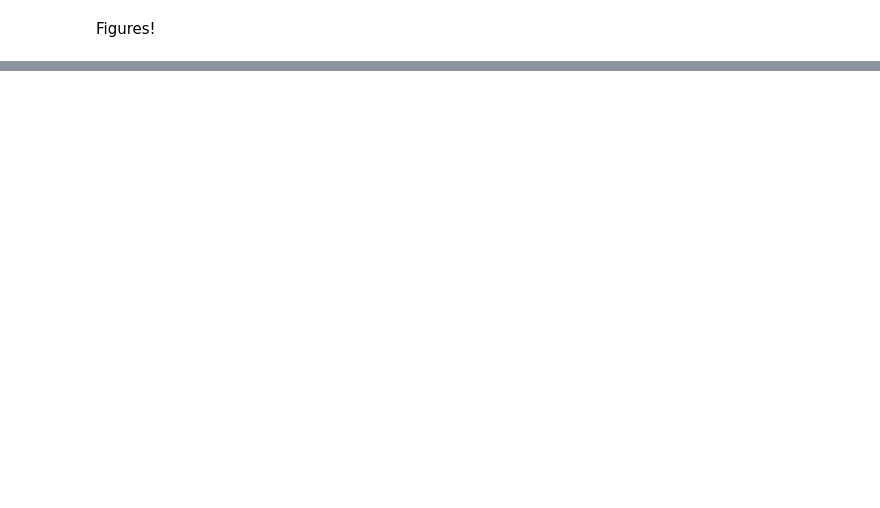
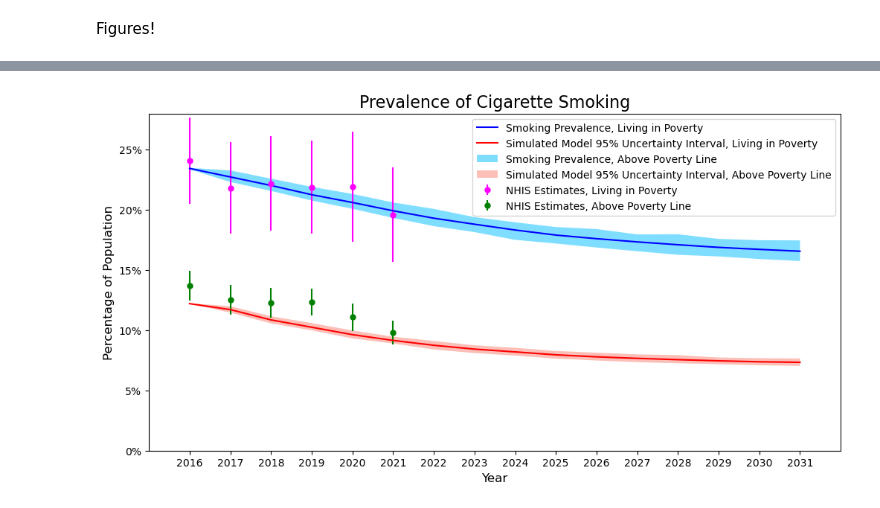
Before and after one commit to tapphughesn/menthol-model, a Jupyter notebook: mentholmodel/UA_figures.ipynb, the cells around one changed output, grey strips where cells are left out. Cells and saved outputs as stored; diff of their text form; code cells hidden in the pictures; blank space fills up the shorter version.

Commit message:
Working on figures for paper

```diff
--- a/mentholmodel/UA_figures.ipynb
+++ b/mentholmodel/UA_figures.ipynb
@@ -11,6 +11,7 @@ base_dir = "/Users/nick/Documents/Gillings_work/uncertainty_analysis_data/uncert
 base_dir = "/Users/nick/Documents/Gillings_work/uncertainty_analysis_data/uncertainty_analysis_2023-03-29_14-16-04-931491"
 base_dir = "/Users/nick/Documents/Gillings_work/uncertainty_analysis_data/uncertainty_analysis_2023-03-29_14-16-04-931491_UPDATEDMETHOD_April2023"
 base_dir = "/Users/nick/Documents/Gillings_work/uncertainty_analysis_data/uncertainty_analysis_2023-10-11_23-47-30-192455"
+base_dir = "/Users/nick/Documents/Gillings_work/uncertainty_analysis_data/uncertainty_analysis_2023-10-24_21-00-37-093241"
 output_dir = os.path.join(base_dir, "outputs")
 outputs_dirs = [os.path.join(output_dir, f"option_{i}") for i in range(6)]
 # %%
@@ -24,20 +25,23 @@ for opt in range(6):
     # axis = 0 are the groups: menthol, nonmenthol, smoker, ecig/dual, former, never (3, 4, 3+4, 5, 2, 1)
     # axis = 1 are the years 2016, 2021, 2026, 2031, 2051
     for i,f in enumerate(sorted(glob(outputs + "/*.npy"))):
+        """
+        The shape of each of these arrays is (51,2,2,2,6)
+        The index on each axis corresponds to year, black, pov, plus65, smoking state
+        And the array element at that location is the weighted count.
+        (These are numpy outputs from the simulation)
+        """
         arr = np.load(f)
         arr = arr[:,:,:,0,:] # age-restrict 18-64
-        arr = arr[:16] # get the years we are interested in
-        arr = np.sum(arr, axis=(1,2)) # dont care about demographics
-        arr = arr[:,:-1] # don't need dead people
-        sums = np.sum(arr, axis=1) # total count for each year
-        arr = arr / sums[:,np.newaxis] # get proportions
-        arr = arr.T # transpose so we have (smoking groups, years) as axes
+        arr = arr[:-5] # get the years we are interested in
+        arr = arr[:,:,:,:-1] # don't need dead people (smoking state 6)
+        arr = arr.transpose((3,1,2,0)) # transpose so we have (smoking states, black, pov, years) as axes
         arr = np.concatenate([ # want to add the smokers together too
             arr[0:4],
             (arr[2] + arr[3])[np.newaxis, :],
             arr[4][np.newaxis, :],
         ], axis=0)
-        arr = arr[[2,3,4,5,1,0]] # re-order the smoking groups
+        arr = arr[[2,3,4,5,1,0]] # re-order the smoking groups to be menthol, nonmenthol, menthol+nonmenthol, ecig/dual, former, nonsmoker
         # add change 2016-2031 column and change from SQ column
         collection_list.append(arr)
 
@@ -60,0 +218,62 @@ BRFSS_e = BRFSS_data[:,3] - BRFSS_data[:,2]
+# %%
+
+# Cigarette Smokers over time, stratified by poverty status, status quo scenario
+
+opt = 0
+fig, ax = plt.subplots(1,1,figsize=(12,6), dpi=100)
+
+x = np.arange(2016,2032)
+
+to_plot = np.copy(collection_list_options[opt, :, :, :, :, :])
+# dims:  output #, smoking status, black, pov, year
+to_plot = np.sum(to_plot, axis=(2)) # sum over black
+# dims:  output #, smoking status, pov, year; shape (125, 6, 2, 16)
+"""
+When summing to get population totals, make sure that the menthol+nonmenthol group
+is not summed, because then we will be double counting those smoker groups
+"""
+sums = np.sum(to_plot[:,[0,1,3,4,5],:], axis=1) # sum over smoking states to get totals
+to_plot = to_plot / sums[:, np.newaxis, :, :] # change from absolute counts to proportion of total
+to_plot = to_plot[:,2,:,:] # only want menthol + nonmenthol
+to_plot *= 100
+to_plot = to_plot[:,:,:16]
+
+mean = np.mean(to_plot, axis=0)
+upper = np.percentile(to_plot, 97.5, axis=0)
+lower = np.percentile(to_plot, 2.5, axis=0)
+
+
+# poverty
+ax.plot(x, mean[1], "blue", label="Living in poverty")
+ax.fill_between(x, lower[1], upper[1], facecolor='deepskyblue', alpha=0.5)
+
+# no poverty
+ax.plot(x, mean[0], "red")
+ax.fill_between(x, lower[0], upper[0], facecolor='salmon', alpha=0.5)
+
+ax.errorbar(NHIS_x, NHIS_smoking_prevalence_18_64_pov[:,0], NHIS_smoking_prevalence_18_64_pov[:,3], fmt='o', ms=5, color="magenta")
+ax.errorbar(NHIS_x, NHIS_smoking_prevalence_18_64_nonpov[:,0], NHIS_smoking_prevalence_18_64_nonpov[:,3], fmt='o', ms=5, color="green")
+
+plt.ylim(5,28)
+plt.xlim(x[0]-1, x[-1]+1)
+plt.xlabel("Year", fontsize=12)
+plt.ylabel("Percentage of Population", fontsize=12)
+plt.xticks(x[::1], fontsize=10, horizontalalignment='center')
+y_tick_nums = np.arange(0,25 + 1,5) # plus one because arange doesn't include the "stop" param
+y_tick_labels = [str(x) + "%" for x in y_tick_nums]
+plt.yticks(y_tick_nums, y_tick_labels)
+plt.title(f"Prevalence of Cigarette Smoking", fontsize=16)
+plt.legend([
+    f"Smoking Prevalence, Living in Poverty",
+    f"Simulated Model 95% Uncertainty Interval, Living in Poverty",
+    f"Smoking Prevalence, Above Poverty Line",
+    f"Simulated Model 95% Uncertainty Interval, Above Poverty Line",
+    f"NHIS Estimates, Living in Poverty",
+    f"NHIS Estimates, Above Poverty Line",
+])
+
+plt.show()
+
+"blah"
+# %% [output]
+[figure, added]
```
Also changed, not shown: parts of 31 cells of this notebook, 5 other files.
